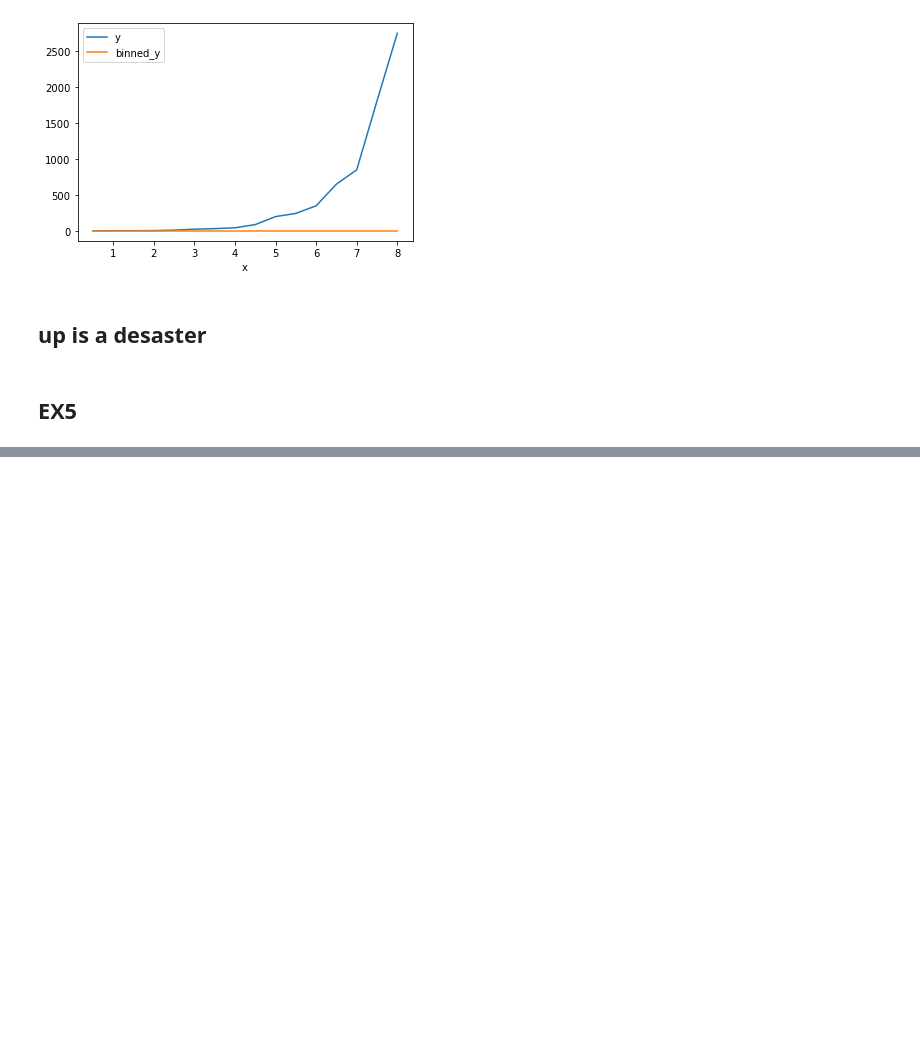
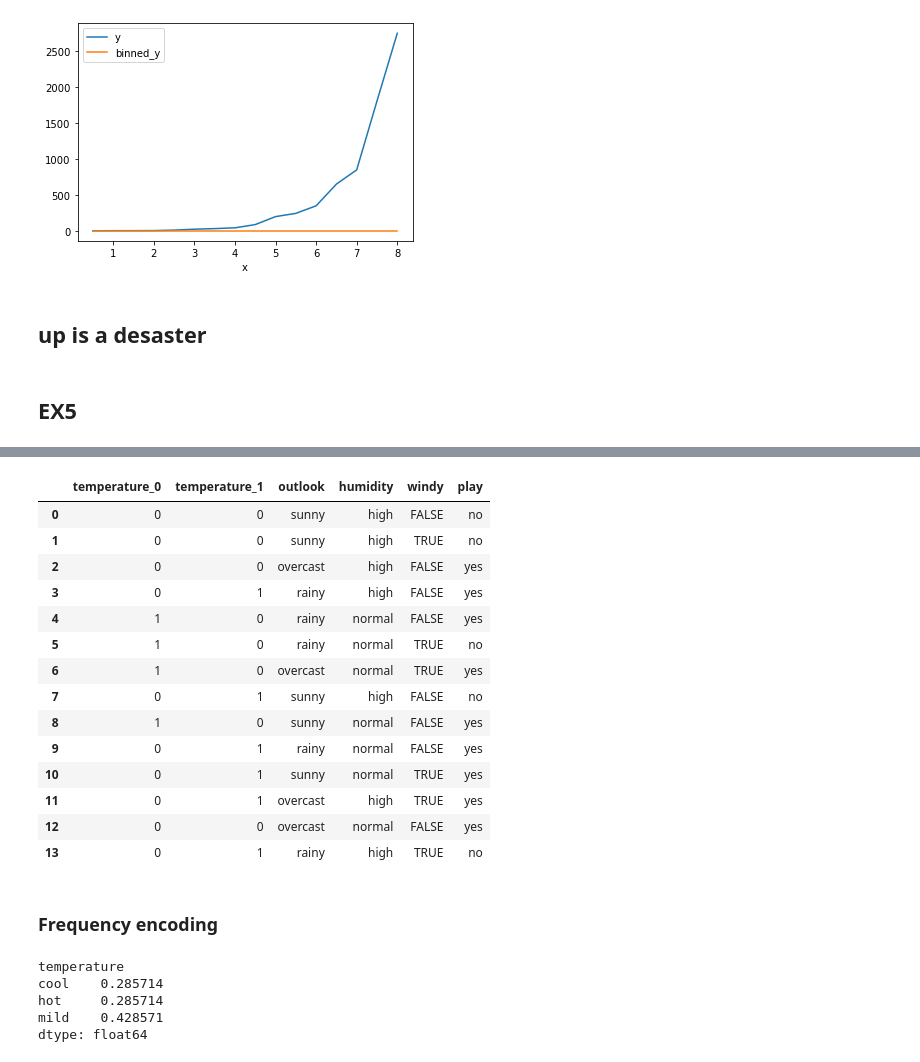
Before and after one commit to chechna9/data_science_fundamentals, a Jupyter notebook: Data Processing.ipynb, the cells around one changed output, grey strips where cells are left out. Saved outputs shown, nothing was run; the diff lists cells and outputs as text; code cells hidden in the pictures; blank space fills up the shorter version.

```diff
--- a/Data Processing.ipynb
+++ b/Data Processing.ipynb
@@ -608,0 +726,31 @@ x
+# %%
+be = BinaryEncoder(cols=['temperature'])
+new_data = be.fit_transform(temps)
+new_data
+# %% [output]
+|  | temperature_0 | temperature_1 | outlook | humidity | windy | play |
+| 0 | 0 | 0 | sunny | high | FALSE | no |
+| 1 | 0 | 0 | sunny | high | TRUE | no |
+| 2 | 0 | 0 | overcast | high | FALSE | yes |
+| 3 | 0 | 1 | rainy | high | FALSE | yes |
+| 4 | 1 | 0 | rainy | normal | FALSE | yes |
+| 5 | 1 | 0 | rainy | normal | TRUE | no |
+| 6 | 1 | 0 | overcast | normal | TRUE | yes |
+| 7 | 0 | 1 | sunny | high | FALSE | no |
+| 8 | 1 | 0 | sunny | normal | FALSE | yes |
+| 9 | 0 | 1 | rainy | normal | FALSE | yes |
+| 10 | 0 | 1 | sunny | normal | TRUE | yes |
+| 11 | 0 | 1 | overcast | high | TRUE | yes |
+| 12 | 0 | 0 | overcast | normal | FALSE | yes |
+| 13 | 0 | 1 | rainy | high | TRUE | no |
+# %% [markdown]
+### Frequency encoding
+# %%
+freq_temp_dict = temps.groupby(['temperature']).size()/len(temps)
+freq_temp_dict
+# %% [output]
+temperature
+cool    0.285714
+hot     0.285714
+mild    0.428571
+dtype: float64
```
Also changed, not shown: parts of 15 cells of this notebook.
